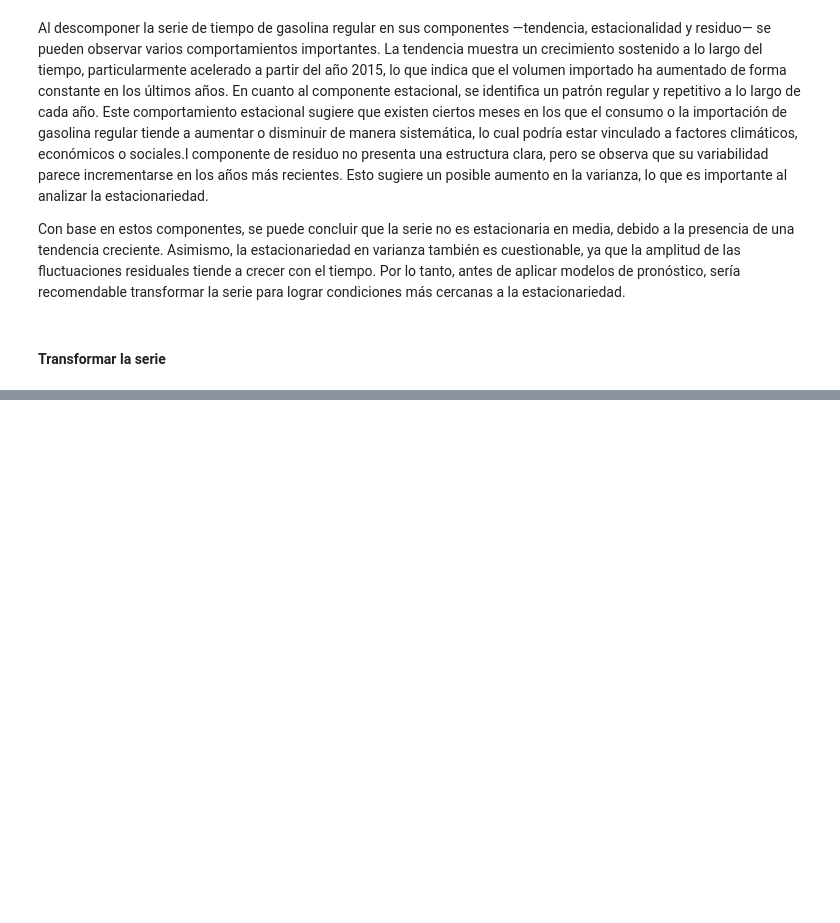
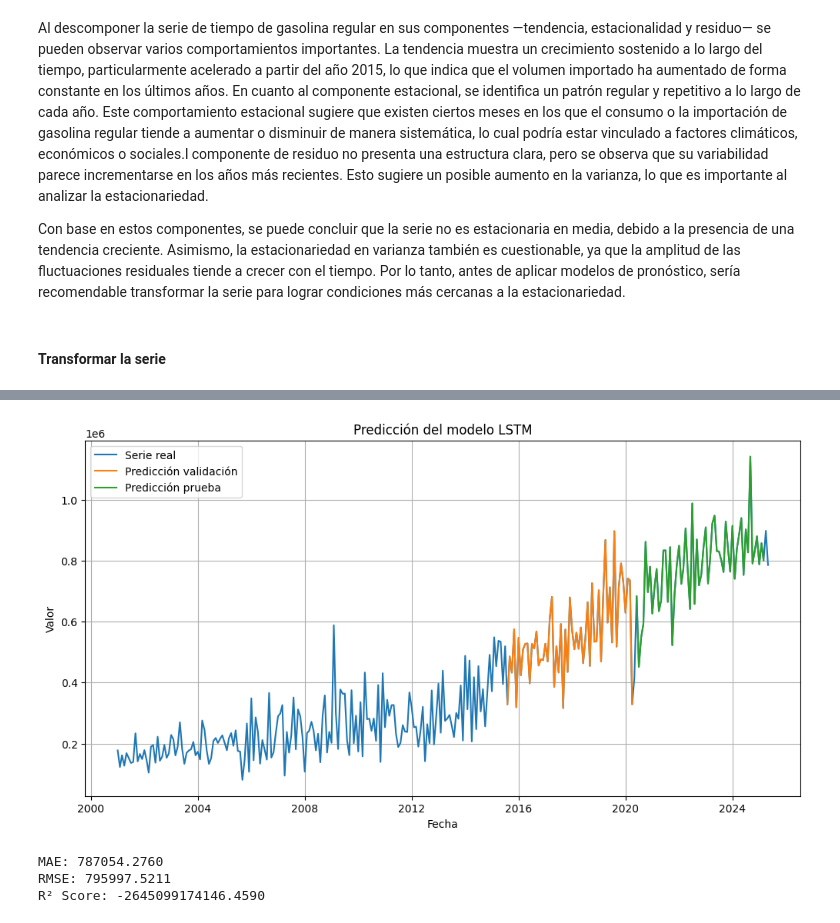
Before and after one commit to JPS4321/Lab2_DataScience, a Jupyter notebook: Series_Importacion_Regular.ipynb, the cells around one changed output, grey strips where cells are left out. Drawn from its saved outputs; the diff is of its cells as text; code cells hidden in the pictures; blank space fills up the shorter version.

```diff
--- a/Series_Importacion_Regular.ipynb
+++ b/Series_Importacion_Regular.ipynb
@@ -536,0 +355,62 @@ Finalmente, el comportamiento en 2024 y los primeros meses del 2025 parece retom
+# %%
+from pandas import Series
+
+def prediccion_fun(data, modelo, batch_size, scaler, dif=False, dif_cant=1, Series=None, n=1):
+    prediccion = [0] * len(data)
+    i = 0
+    for X in data:
+        X = np.reshape(X, (1, 1, 1))
+        yhat = modelo.predict(X, batch_size=batch_size, verbose=0)
+
+        # Invertir normalización
+        yhat = scaler.inverse_transform(yhat)
+
+        # Invertir diferenciación si es necesario
+        if dif:
+            yhat = yhat + Series[(n + dif_cant * i)]
+
+        prediccion[i] = yhat[0][0]
+        i += 1
+    return prediccion
+# %%
+# Usamos los datos reales escalados para reconstruir la serie original
+prediccion_val = prediccion_fun(x_val, modelo1, 1, scaler, dif=True, dif_cant=1, Series=airPas.values, n=entrenamiento)
+prediccion_test = prediccion_fun(x_test, modelo1, 1, scaler, dif=True, dif_cant=1, Series=airPas.values, n=entrenamiento+val_prueba)
+# %%
+len(prediccion_val), len(prediccion_test)
+# Usar solo la cantidad exacta de índices necesarios
+idx_val = airPas.index[entrenamiento : entrenamiento + len(prediccion_val)]
+idx_test = airPas.index[entrenamiento + val_prueba : entrenamiento + val_prueba + len(prediccion_test)]
+
+# Crear DataFrames corregidos
+df_val = pd.DataFrame(prediccion_val, index=idx_val)
+df_test = pd.DataFrame(prediccion_test, index=idx_test)
+# %%
+plt.figure(figsize=(12,6))
+plt.plot(airPas, label="Serie real")
+plt.plot(df_val, label="Predicción validación")
+plt.plot(df_test, label="Predicción prueba")
+plt.title("Predicción del modelo LSTM")
+plt.xlabel("Fecha")
+plt.ylabel("Valor")
+plt.legend()
+plt.grid(True)
+plt.show()
+# %% [output]
+[figure, added]
+# %%
+from sklearn.metrics import mean_absolute_error, mean_squared_error, r2_score
+import numpy as np
+
+# Asegúrate de que prediccion_test y y_test estén en la misma escala
+mae = mean_absolute_error(y_test, prediccion_test)
+rmse = np.sqrt(mean_squared_error(y_test, prediccion_test))
+r2 = r2_score(y_test, prediccion_test)
+
+print(f"MAE: {mae:.4f}")
+print(f"RMSE: {rmse:.4f}")
+print(f"R² Score: {r2:.4f}")
+# %% [output]
+MAE: 787054.2760
+RMSE: 795997.5211
+R² Score: -2645099174146.4590
```
Also changed, not shown: parts of 44 cells of this notebook, 2 other files.
